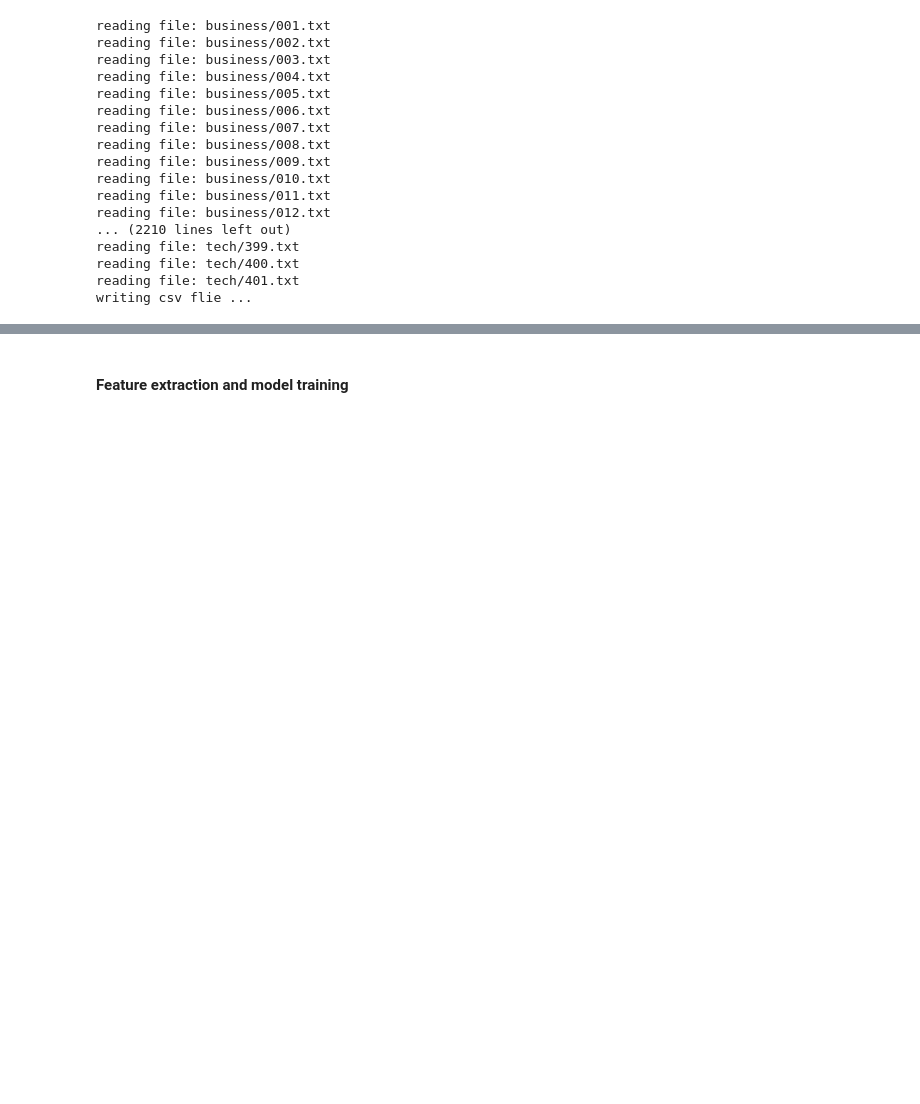
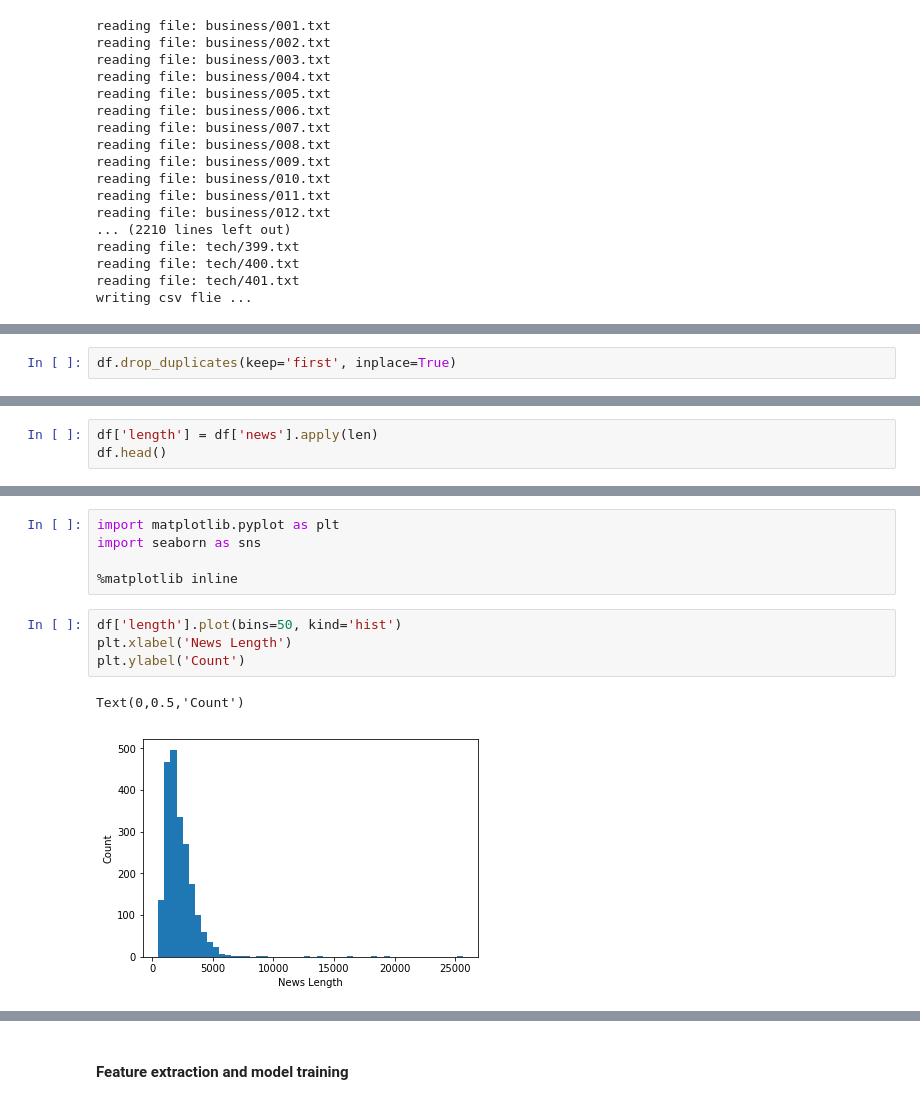
Before and after one commit to joeldias/BBC-News-Classification, a Jupyter notebook: BBC Data set News Classification.ipynb, the cells around one changed output, grey strips where cells are left out. Saved outputs shown, nothing was run; the diff lists cells and outputs as text; blank space fills up the shorter version.

```diff
--- a/BBC Data set News Classification.ipynb
+++ b/BBC Data set News Classification.ipynb
@@ -51,0 +90,2 @@ writing csv flie ...
+# %%
+df.drop_duplicates(keep='first', inplace=True)
@@ -51,0 +102,3 @@ writing csv flie ...
+# %%
+df['length'] = df['news'].apply(len)
+df.head()
@@ -51,0 +112,12 @@ writing csv flie ...
+# %%
+import matplotlib.pyplot as plt
+import seaborn as sns
+
+%matplotlib inline
+# %%
+df['length'].plot(bins=50, kind='hist')
+plt.xlabel('News Length')
+plt.ylabel('Count')
+# %% [output]
+Text(0,0.5,'Count')
+[figure, added]
```
Also changed, not shown: parts of 11 cells of this notebook.
